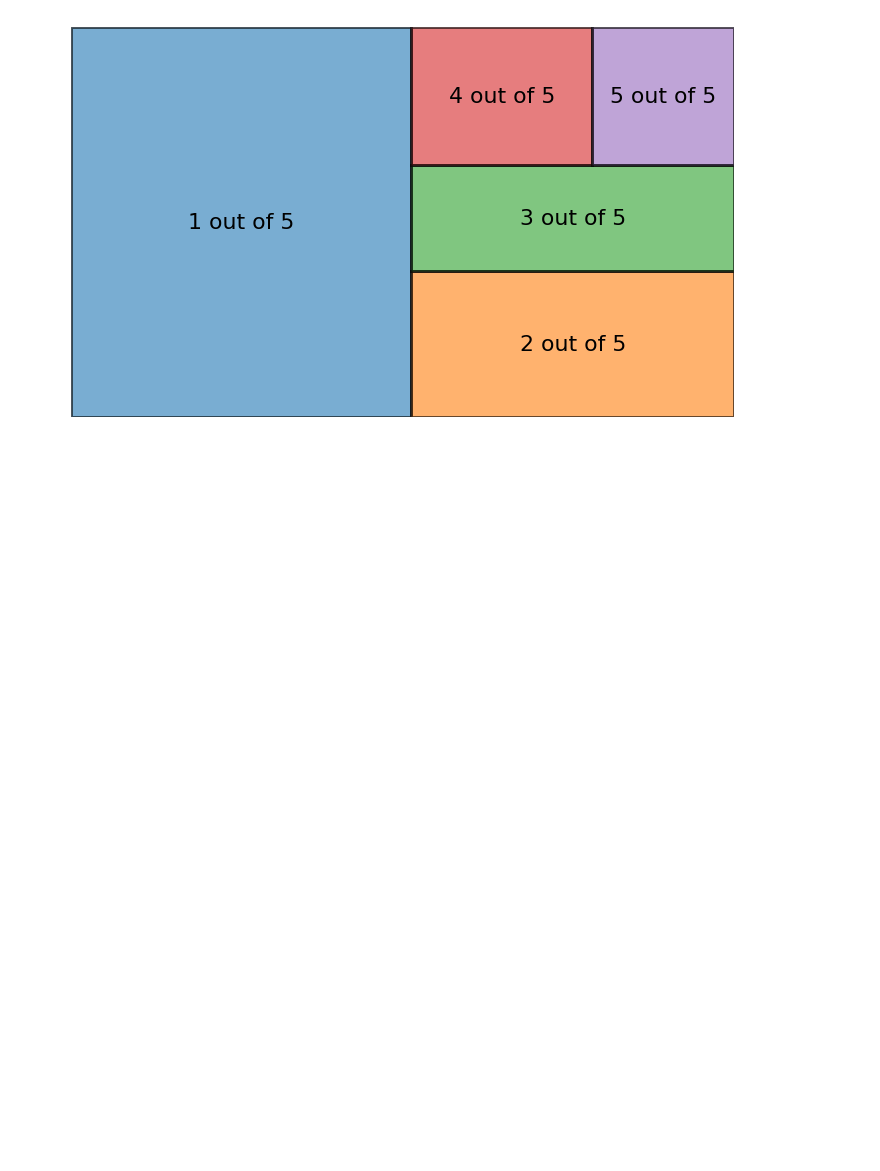
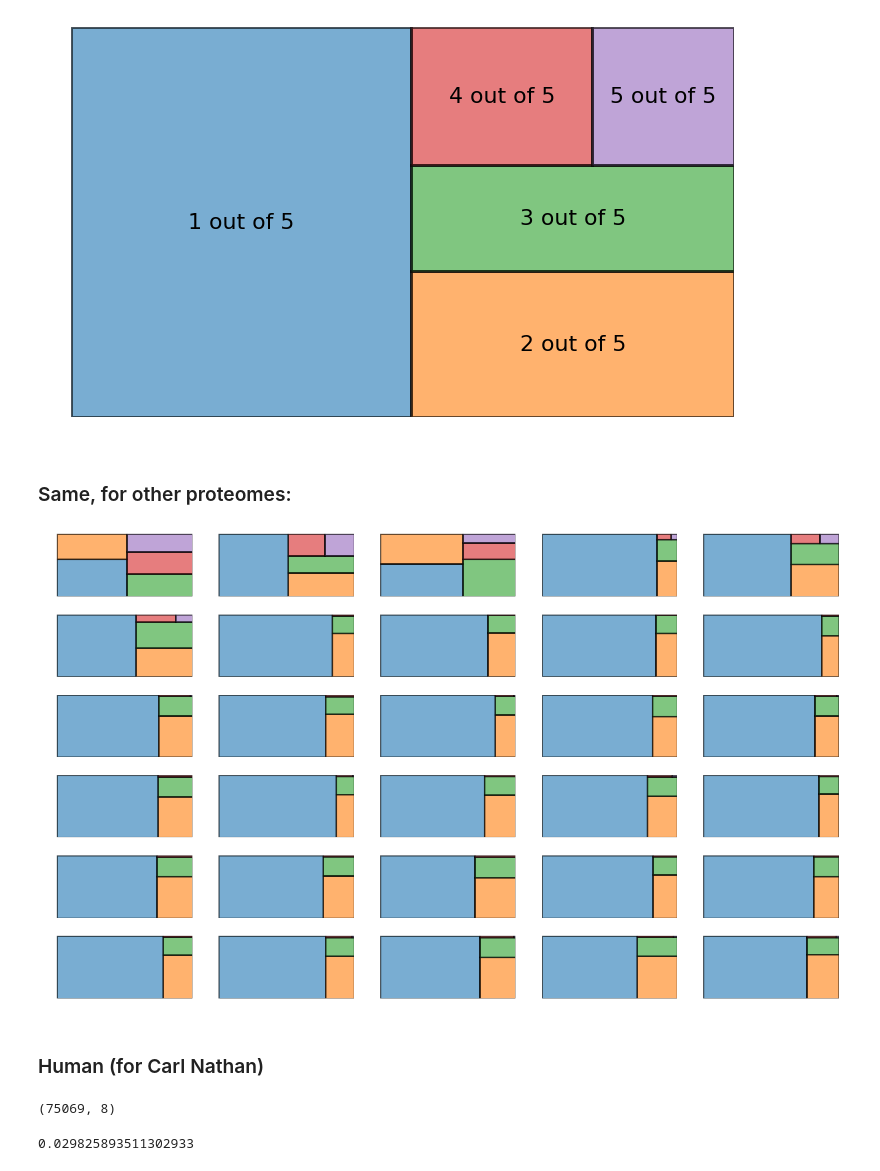
Before and after one commit to manuflores/tbredox, a Jupyter notebook: notebooks/umap_visualizations_other.ipynb, the cells around one changed output. Saved outputs shown, nothing was run; the diff lists cells and outputs as text; code cells hidden in the pictures; blank space fills up the shorter version.

```diff
--- a/notebooks/umap_visualizations_other.ipynb
+++ b/notebooks/umap_visualizations_other.ipynb
@@ -201,3 +217,8 @@ fig_name = '../figures/UniProt_annotations.png'
 plt.savefig(fig_name, dpi = 300)
 # %% [output]
 [figure]
+# %% [markdown]
+### Same, for other proteomes:
+# %%
+path = '/Users/ajinich/Dropbox (Personal)/KyuRhee/unknown_function/unknown_redox/data/other_proteomes/reference_proteomes'
+list_files = [ os.path.join(path, f) for f in os.listdir(path) ]
@@ -203,0 +227,32 @@ plt.savefig(fig_name, dpi = 300)
+# %%
+list_rand = sample(list_files, 30)
+# %%
+list_rand[0] = os.path.join(path, 'UP000000625.csv')
+list_rand[1] = os.path.join(path, 'UP000001584.csv')
+list_rand[2] = os.path.join(path, 'UP000001570.csv')
+list_rand[3] = os.path.join(path, 'UP000001973.csv')
+list_rand[4] = os.path.join(path, 'UP000002438.csv')
+list_rand[5] = os.path.join(path, 'UP000000429.csv')
+# %%
+counter = 1
+plt.figure(figsize=(20,12))
+
+for file in list_rand:
+    name = file.split('/')[-1].split('.')[0]
+    df = pd.read_csv(file, sep='\t')
+    annotation_counts = df.Annotation.value_counts().tolist()
+    # label=["1 out of 5", "2 out of 5", "3 out of 5", "4 out of 5", "5 out of 5"]
+    colors = cols[:5]
+    plt.subplot(6, 5, counter)
+    squarify.plot(annotation_counts, alpha=0.6,
+                  text_kwargs={'fontsize':12}, color=colors, edgecolor="k", linewidth=3)
+    tt = plt.axis('off')
+    counter += 1
+
+plt.tight_layout()
+fig_name = '../figures/UniProt_annotations_many_30.png'
+plt.savefig(fig_name, dpi = 300)
+# %% [output]
+[figure, added]
+# %% [markdown]
+### Human (for Carl Nathan)
@@ -203,0 +262,4 @@ plt.savefig(fig_name, dpi = 300)
+# %%
+df.shape
+# %% [output]
+(75069, 8)
@@ -203,0 +270,4 @@ plt.savefig(fig_name, dpi = 300)
+# %%
+annotation_counts[-1]/sum(annotation_counts)
+# %% [output]
+0.029825893511302933
```
Also changed, not shown: parts of 8 cells of this notebook, 35 other files.
